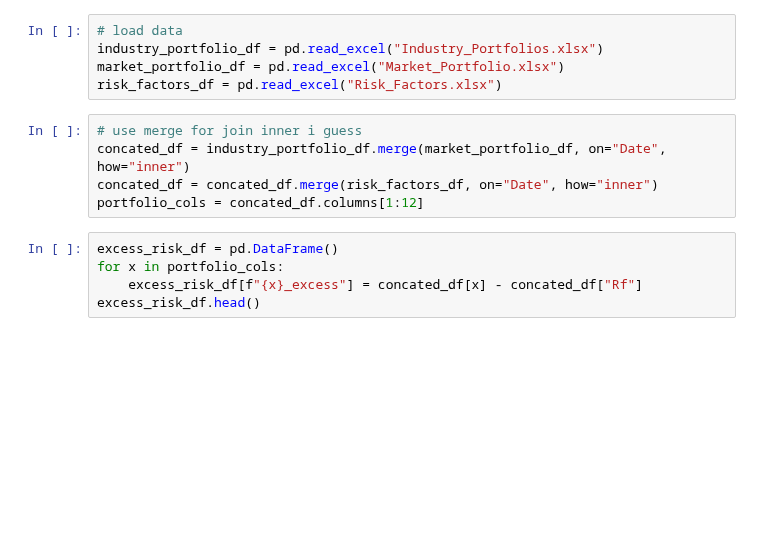
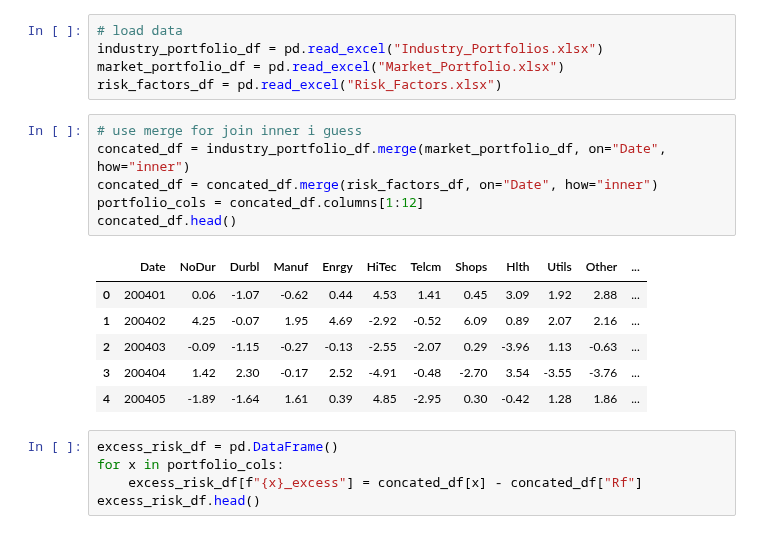
Before and after one commit to kilowiski/qf600, a Jupyter notebook: assignment_3/assignment3.ipynb, the cells around one changed output. Saved outputs shown, nothing was run; the diff lists cells and outputs as text; blank space fills up the shorter version.

```diff
--- a/assignment_3/assignment3.ipynb
+++ b/assignment_3/assignment3.ipynb
@@ -69,8 +70,16 @@ risk_factors_df = pd.read_excel("Risk_Factors.xlsx")
 # %%
 # use merge for join inner i guess
 concated_df = industry_portfolio_df.merge(market_portfolio_df, on="Date", how="inner")
 concated_df = concated_df.merge(risk_factors_df, on="Date", how="inner")
 portfolio_cols = concated_df.columns[1:12]
+concated_df.head()
+# %% [output]
+|  | Date | NoDur | Durbl | Manuf | Enrgy | HiTec | Telcm | Shops | Hlth | Utils | Other | ... |
+| 0 | 200401 | 0.06 | -1.07 | -0.62 | 0.44 | 4.53 | 1.41 | 0.45 | 3.09 | 1.92 | 2.88 | ... |
+| 1 | 200402 | 4.25 | -0.07 | 1.95 | 4.69 | -2.92 | -0.52 | 6.09 | 0.89 | 2.07 | 2.16 | ... |
+| 2 | 200403 | -0.09 | -1.15 | -0.27 | -0.13 | -2.55 | -2.07 | 0.29 | -3.96 | 1.13 | -0.63 | ... |
+| 3 | 200404 | 1.42 | 2.30 | -0.17 | 2.52 | -4.91 | -0.48 | -2.70 | 3.54 | -3.55 | -3.76 | ... |
+| 4 | 200405 | -1.89 | -1.64 | 1.61 | 0.39 | 4.85 | -2.95 | 0.30 | -0.42 | 1.28 | 1.86 | ... |
 # %%
 excess_risk_df = pd.DataFrame()
 for x in portfolio_cols:
```
Also changed, not shown: parts of 5 cells of this notebook, 1 other file.
